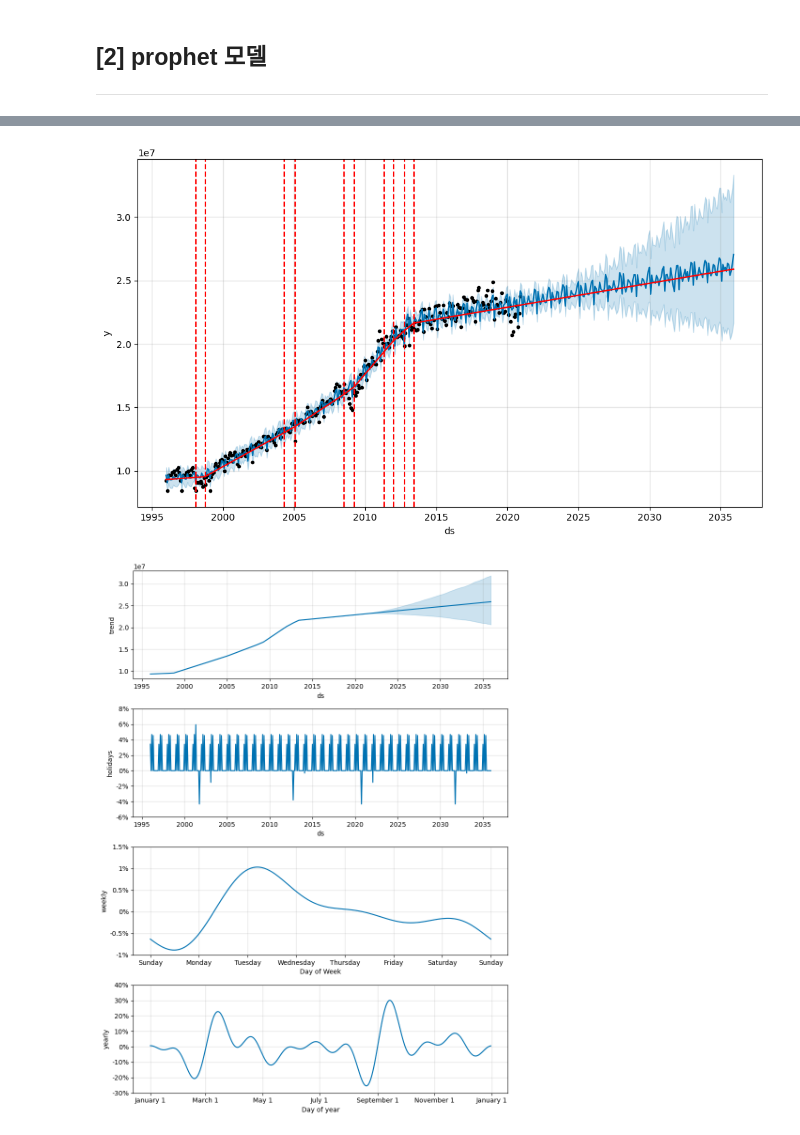
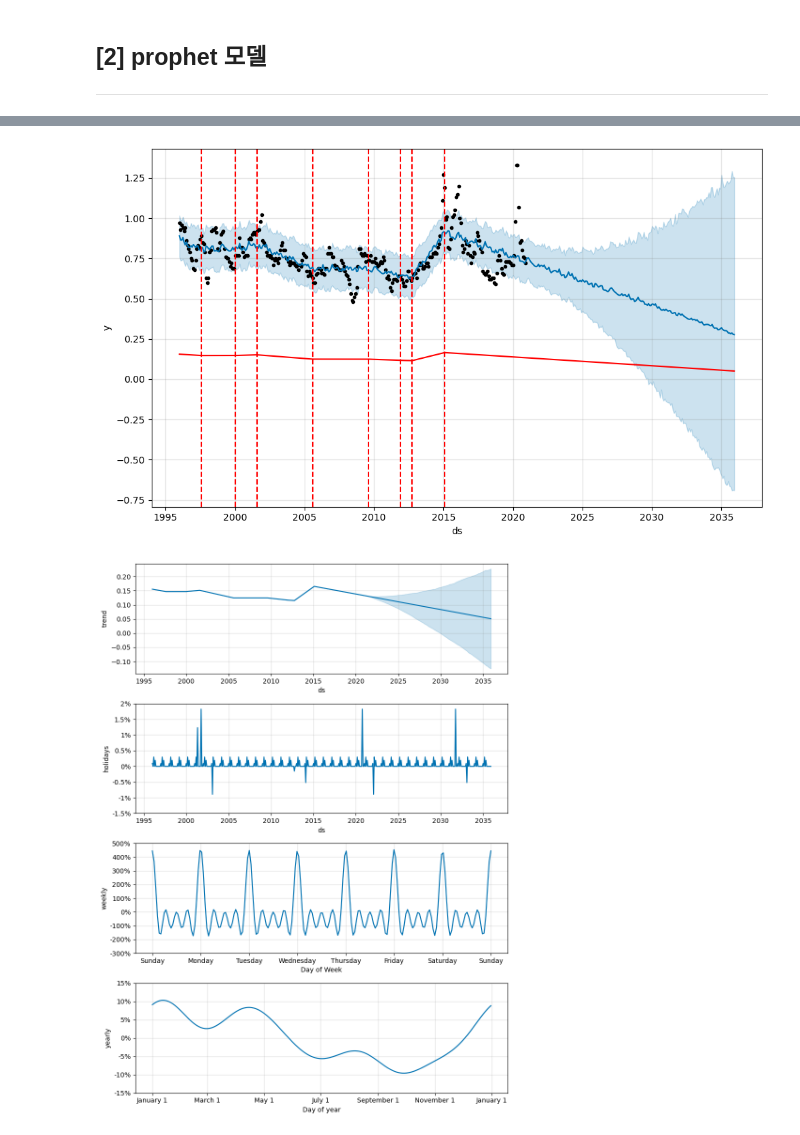
Before and after one commit to knu-tomato/bigstar-kogas, a Jupyter notebook: Model-Test/Model-Test-inuk/Prophet-inuk.ipynb, the cells around one changed output, grey strips where cells are left out. Drawn from its saved outputs; the diff is of its cells as text; code cells hidden in the pictures.

```diff
--- a/Model-Test/Model-Test-inuk/Prophet-inuk.ipynb
+++ b/Model-Test/Model-Test-inuk/Prophet-inuk.ipynb
@@ -119,14 +119,16 @@ def prophet_model(data:pd.DataFrame, col:str, params:dict, periods:int):
 # default seasonality = 10
 
 params = {
-    "changepoint_prior_scale": 0.05,
-    "changepoint_range": 0.7,
-    "weekly_seasonality": True,
-    "yearly_seasonality": True,
+    "changepoint_prior_scale": 0.1,
+    "changepoint_range": 0.8,
+    "seasonality_prior_scale": 1,
+    "weekly_seasonality": 30,
+    "yearly_seasonality": 5,
     "daily_seasonality": False,
     "seasonality_mode": "multiplicative",
-    "holidays_prior_scale": 0.1
+    "holidays_prior_scale": 0.1,
+    "interval_width": 0.8
 }
 
-pred = prophet_model(data_final, 'ELEC_INDSUM', params=params, periods=12*15)
+pred = prophet_model(data_final, 'RV', params=params, periods=12*15)
 # %% [output]
@@ -135,5 +137,5 @@ pred = prophet_model(data_final, 'ELEC_INDSUM', params=params, periods=12*15)
-[figure, old version]
+[figure, new version]
-[figure, old version]
+[figure, new version]
 # %%
 pred
 # %% [output]
```
Also changed, not shown: parts of 2 cells of this notebook.
